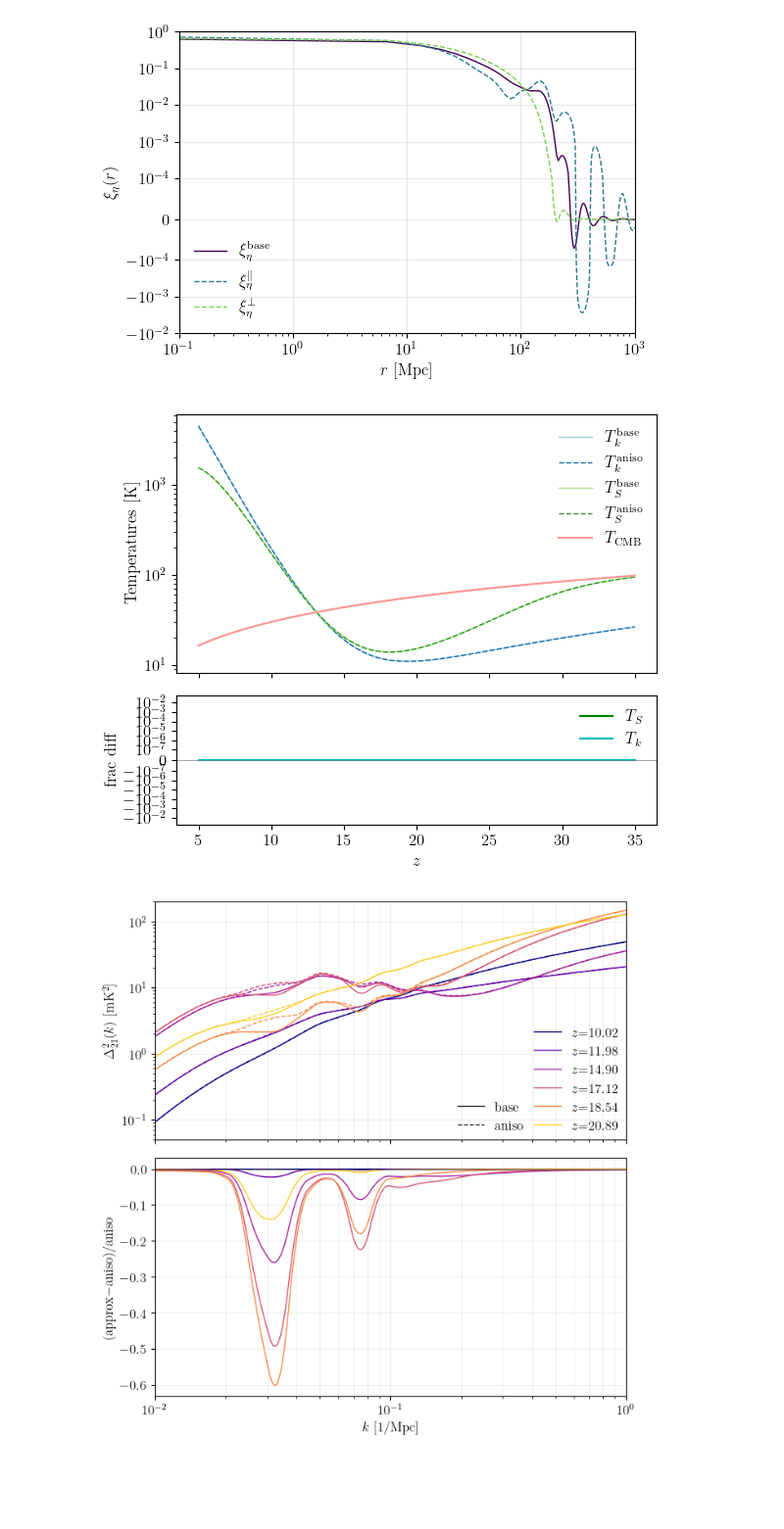
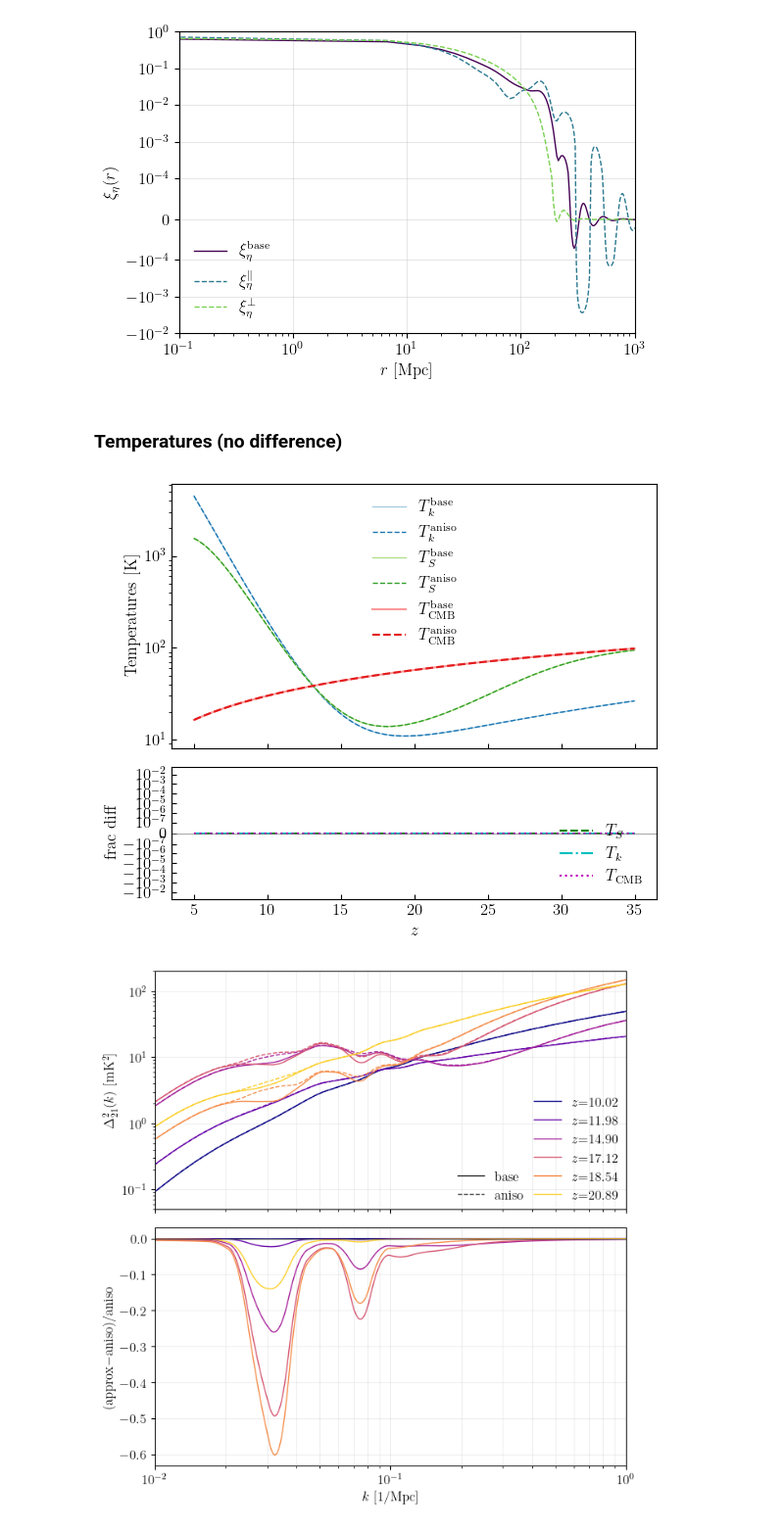
Before and after one commit to ZeusCosmo/Zeus21, a Jupyter notebook: aniso_xiEta_modifications.ipynb, the cells around one changed output. Shown at 98% size. Cells and saved outputs as stored; diff of their text form; code cells hidden in the pictures; blank space fills up the shorter version.

```diff
--- a/aniso_xiEta_modifications.ipynb
+++ b/aniso_xiEta_modifications.ipynb
@@ -80,37 +88,43 @@ ax.legend(fontsize=12, frameon=False, loc='lower left')
 # %% [output]
 <matplotlib.legend.Legend at 0x...>
 [figure]
+# %% [markdown]
+### Temperatures (no difference)
 # %%
 colors = mpl.colormaps["Paired"].colors
 mpl.rcParams["axes.prop_cycle"] = cycler(color=colors)
 
 Ts_base = 1.0/Coeffs_base._invTs_avg
 Ts_aniso   = 1.0/Coeffs_aniso._invTs_avg
 
 fig, (ax1, ax2) = plt.subplots(2, 1, figsize=(6, 5), sharex=True, gridspec_kw={'height_ratios':[2,1]})
 
 ax1.plot(zlist, Coeffs_base.Tk_avg, lw=1, label=r'$T_k^{\rm base}$')
 ax1.plot(zlist, Coeffs_aniso.Tk_avg, ls='--', lw=1, label=r'$T_k^{\rm aniso}$')
 
 ax1.plot(zlist, Ts_base, lw=1, label=r'$T_S^{\rm base}$')
 ax1.plot(zlist, Ts_aniso, ls='--', lw=1, label=r'$T_S^{\rm aniso}$')
 
-ax1.plot(zlist, Coeffs_base.T_CMB, label=r'$T_{\rm CMB}$')
+ax1.plot(zlist, Coeffs_base.T_CMB, label=r'$T_{\rm CMB}^{\rm base}$')
+ax1.plot(zlist, Coeffs_aniso.T_CMB, ls='--', label=r'$T_{\rm CMB}^{\rm aniso}$')
 
 ax1.set_ylabel(r'Temperatures [K]')
 ax1.set_yscale('log')
+ax1.tick_params(direction='in')
 ax1.legend(fontsize=12, frameon=False)
 
-ax2.plot(zlist, (Ts_base - Ts_aniso) / Ts_aniso, 'g', label=r'$T_S$')
-ax2.plot(zlist, (Coeffs_aniso.Tk_avg - Coeffs_base.Tk_avg) / Coeffs_base.Tk_avg, 'c', label=r'$T_k$')
+ax2.plot(zlist, (Ts_base - Ts_aniso) / Ts_aniso, 'g', ls='--', label=r'$T_S$')
+ax2.plot(zlist, (Coeffs_aniso.Tk_avg - Coeffs_base.Tk_avg) / Coeffs_base.Tk_avg, 'c', ls='-.', label=r'$T_k$')
+ax2.plot(zlist, (Coeffs_base.T_CMB - Coeffs_aniso.T_CMB) / Coeffs_aniso.T_CMB, 'm', ls=':', label=r'$T_{\rm CMB}$')
 ax2.axhline(0, color='gray', lw=0.5)
 ax2.set_yscale('symlog', linthresh=1e-7)
 ax2.set_ylabel('frac diff')
 ax2.set_xlabel(r'$z$')
-ax2.legend(fontsize=12, frameon=False)
+ax2.tick_params(direction='in')
+ax2.legend(fontsize=12, frameon=False, loc='lower right')
 plt.tight_layout()
 # %% [output]
-[figure, old version]
+[figure, new version]
 # %%
 z_targets = np.array([10.0, 12.0, 15.0, 17.0, 18.7, 21.0])
 z_idx = [int(np.argmin(np.abs(zlist - z))) for z in z_targets]
```
Also changed, not shown: parts of 11 cells of this notebook.
